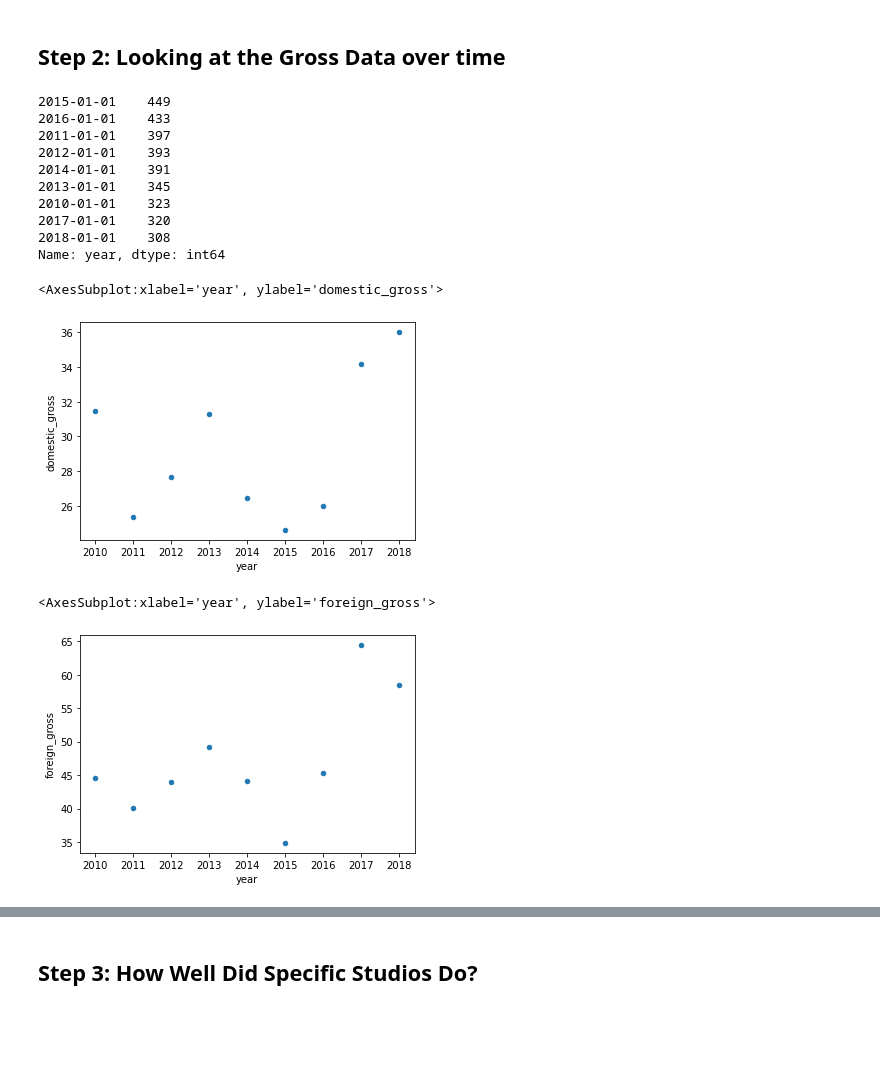
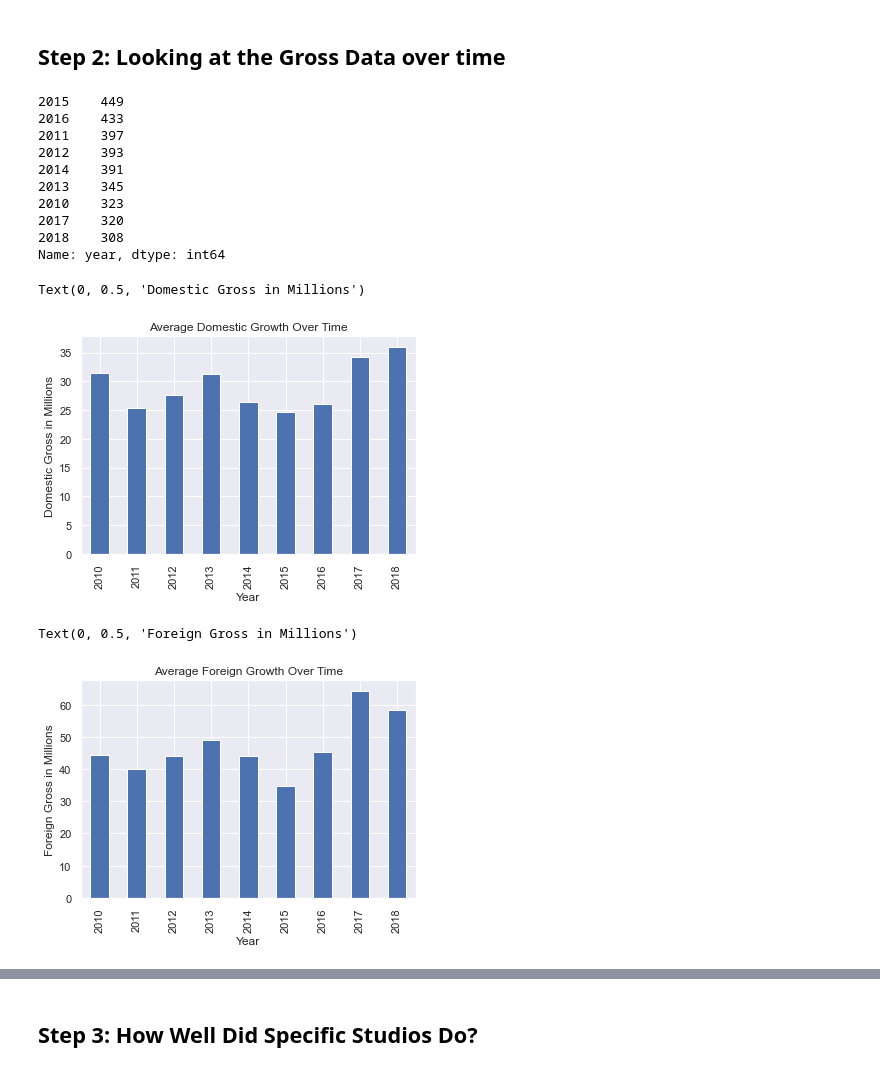
Before and after one commit to mehince/group-1-capstone, a Jupyter notebook: student.ipynb, the cells around one changed output, grey strips where cells are left out. Drawn from its saved outputs; the diff is of its cells as text; code cells hidden in the pictures; blank space fills up the shorter version.

```diff
--- a/student.ipynb
+++ b/student.ipynb
@@ -149,6 +149,9 @@ import matplotlib.pyplot as plt
 import seaborn as sns
 import os
 import datetime
+sns.set_style('darkgrid')
+sns.set_context('notebook')
+sns.set()
 # %% [markdown]
 # Gross Dataset
 # %%
@@ -197,6 +200,3 @@ movie_gross_df['foreign_gross'] = movie_gross_df['foreign_gross'].map(str_to_flo
 # %%
 # Lets test to see if the data type actually changed
 assert movie_gross_df['foreign_gross'].dtype  == np.float64
-# %%
-# Lets recast year as a datetime object
-movie_gross_df['year'] = pd.to_datetime(movie_gross_df['year'], format='%Y')
@@ -367,27 +371,35 @@ assert movie_gross_df[movie_gross_df['foreign_gross'] == 0.0].sum()[0] == 0
 # Lets see which years are represented in the data
 movie_gross_df['year'].value_counts()
 # %% [output]
-2015-01-01    449
-2016-01-01    433
-2011-01-01    397
-2012-01-01    393
-2014-01-01    391
-2013-01-01    345
-2010-01-01    323
-2017-01-01    320
-2018-01-01    308
+2015    449
+2016    433
+2011    397
+2012    393
+2014    391
+2013    345
+2010    323
+2017    320
+2018    308
 Name: year, dtype: int64
 # %%
 # Lets see how the average domestic gross varied over the years
-movie_gross_df.groupby('year').mean().reset_index().plot.scatter('year', 'domestic_gross')
+fig, axs = plt.subplots()
+movie_gross_df.groupby('year').mean()['domestic_gross'].plot.bar(ax=axs)
+axs.set_title('Average Domestic Growth Over Time')
+axs.set_xlabel('Year')
+axs.set_ylabel('Domestic Gross in Millions')
 # %% [output]
-<AxesSubplot:xlabel='year', ylabel='domestic_gross'>
+Text(0, 0.5, 'Domestic Gross in Millions')
-[figure, old version]
+[figure, new version]
 # %%
 # Lets see how the average foreign gross varied over the years
-movie_gross_df.groupby('year').mean().reset_index().plot.scatter('year', 'foreign_gross')
+fig, axs = plt.subplots()
+movie_gross_df.groupby('year').mean()['foreign_gross'].plot.bar(ax=axs)
+axs.set_title('Average Foreign Growth Over Time')
+axs.set_xlabel('Year')
+axs.set_ylabel('Foreign Gross in Millions')
 # %% [output]
-<AxesSubplot:xlabel='year', ylabel='foreign_gross'>
+Text(0, 0.5, 'Foreign Gross in Millions')
-[figure, old version]
+[figure, new version]
 # %%
 # Lets see how the average total gross varied over the years
```
Also changed, not shown: parts of 52 cells of this notebook.
